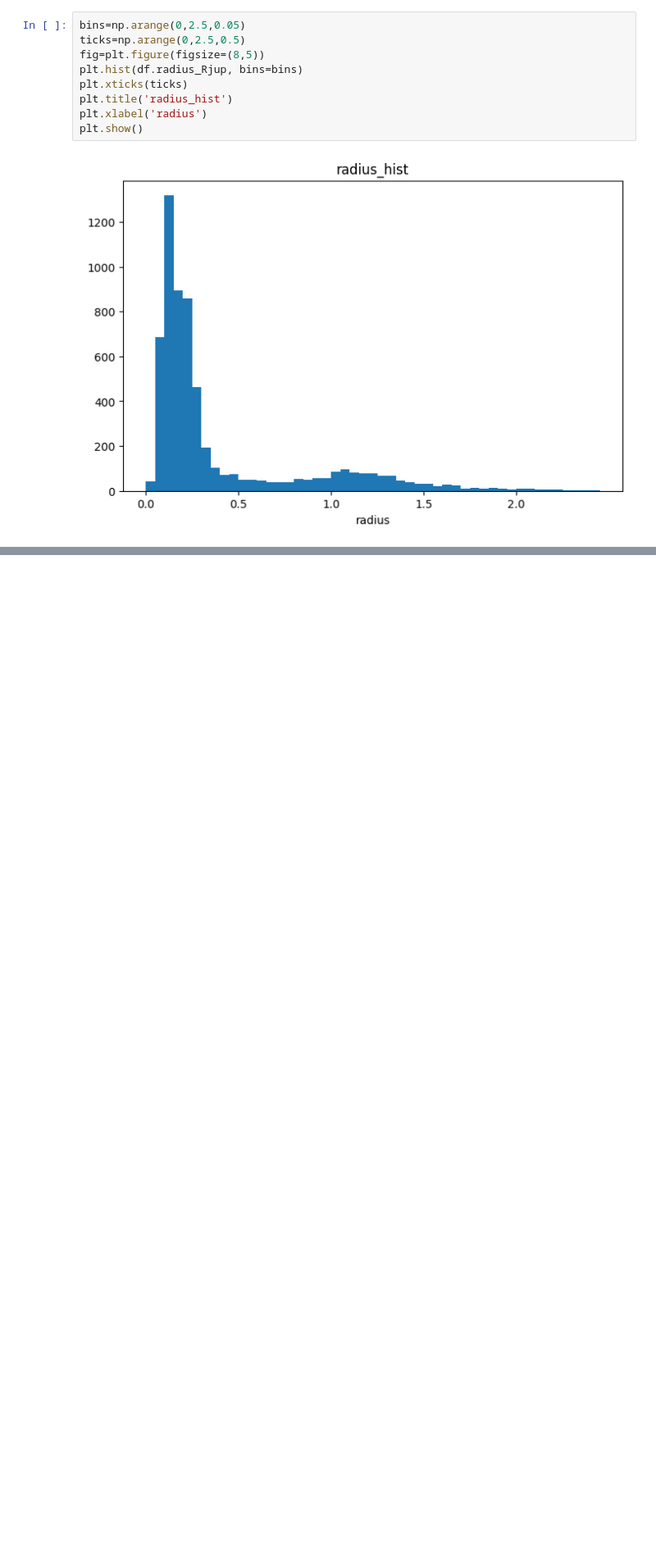
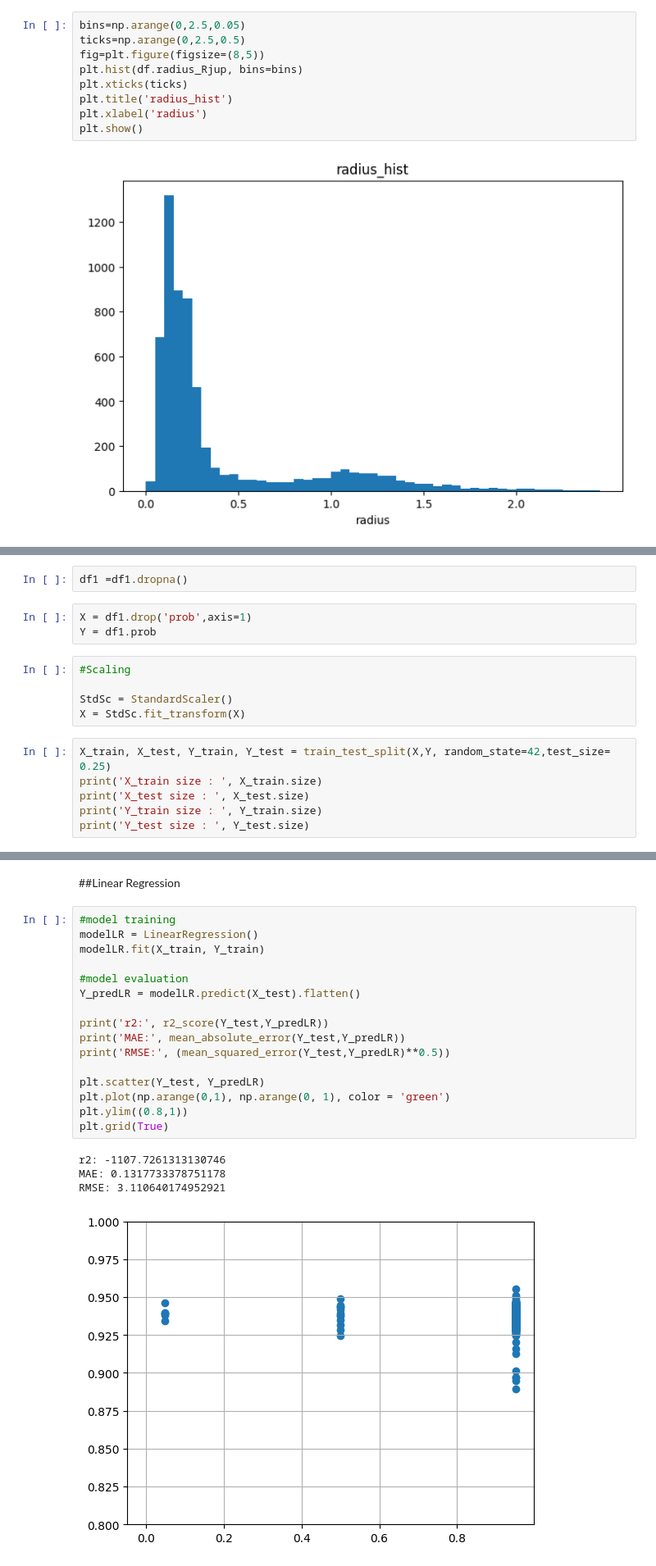
Before and after one commit to sadamhabnawi28/Exoplanet, a Jupyter notebook: Exoplanet.ipynb, the cells around one changed output, grey strips where cells are left out. Shown at 82% size. Cells and saved outputs as stored; diff of their text form; blank space fills up the shorter version.

```diff
--- a/Exoplanet.ipynb
+++ b/Exoplanet.ipynb
@@ -211,0 +346,16 @@ skewness :  0.8869700952796008
+# %%
+df1 =df1.dropna()
+# %%
+X = df1.drop('prob',axis=1)
+Y = df1.prob
+# %%
+#Scaling
+
+StdSc = StandardScaler()
+X = StdSc.fit_transform(X)
+# %%
+X_train, X_test, Y_train, Y_test = train_test_split(X,Y, random_state=42,test_size= 0.25)
+print('X_train size : ', X_train.size)
+print('X_test size : ', X_test.size)
+print('Y_train size : ', Y_train.size)
+print('Y_test size : ', Y_test.size)
@@ -211,0 +369,23 @@ skewness :  0.8869700952796008
+# %% [markdown]
+##Linear Regression
+# %%
+#model training
+modelLR = LinearRegression()
+modelLR.fit(X_train, Y_train)
+
+#model evaluation
+Y_predLR = modelLR.predict(X_test).flatten()
+
+print('r2:', r2_score(Y_test,Y_predLR))
+print('MAE:', mean_absolute_error(Y_test,Y_predLR))
+print('RMSE:', (mean_squared_error(Y_test,Y_predLR)**0.5))
+
+plt.scatter(Y_test, Y_predLR)
+plt.plot(np.arange(0,1), np.arange(0, 1), color = 'green')
+plt.ylim((0.8,1))
+plt.grid(True)
+# %% [output]
+r2: -1107.7261313130746
+MAE: 0.1317733378751178
+RMSE: 3.110640174952921
+[figure, added]
```
Also changed, not shown: parts of 39 cells of this notebook.
